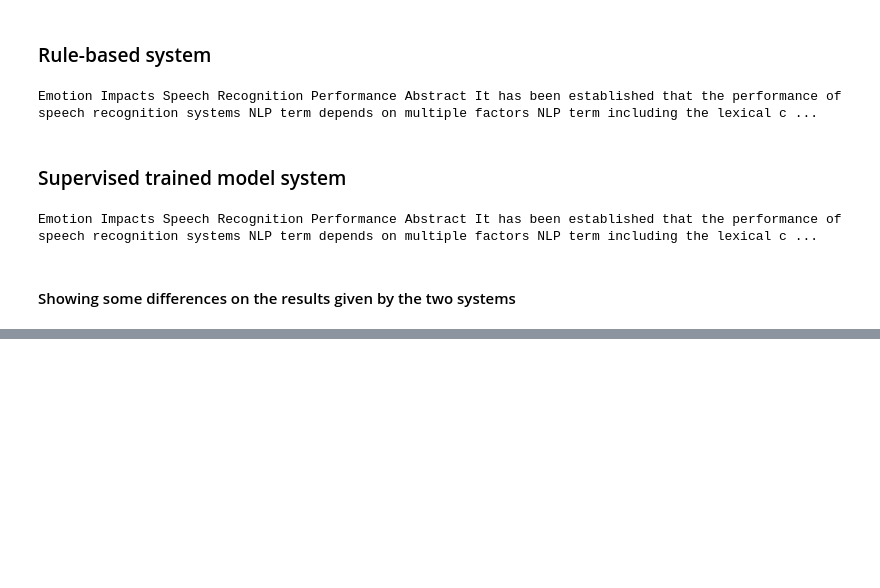
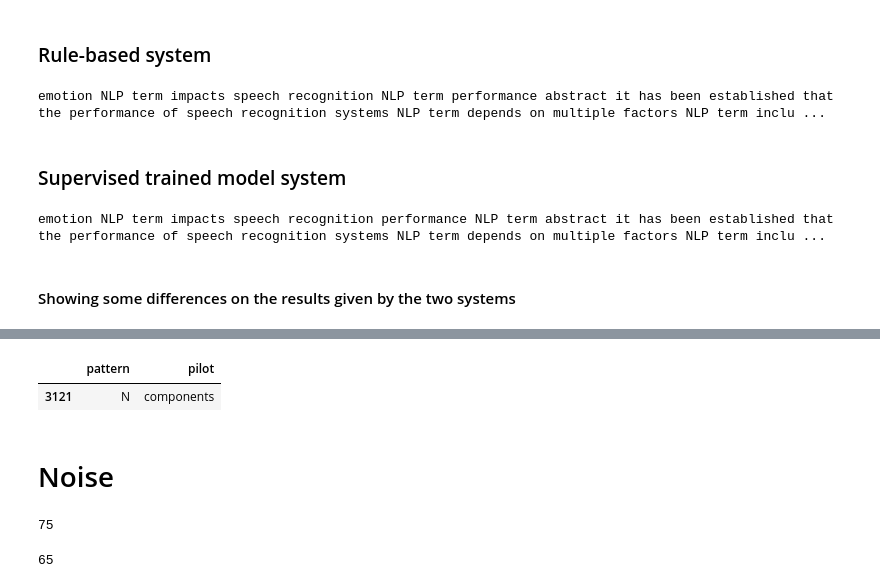
Before and after one commit to MezianeBellahmer/Terms_Extractor, a Jupyter notebook: Term_extractor.ipynb, the cells around one changed output, grey strips where cells are left out. Saved outputs shown, nothing was run; the diff lists cells and outputs as text; code cells hidden in the pictures; blank space fills up the shorter version.

```diff
--- a/Term_extractor.ipynb
+++ b/Term_extractor.ipynb
@@ -263,7 +259,7 @@ test_true
 # %%
 import collections
 
-doc = nlp(articles)
+doc = nlp(articles.lower())
 entities = []
 for ent in doc.ents:
     #print(ent.text, ent.start_char, ent.end_char, ent.label_)
@@ -271,10 +267,8 @@ for ent in doc.ents:
 
 RB_results = collections.Counter(entities)
 #results
-
-displacy.render(doc, style="ent", jupyter = True)
 # %% [output]
-Emotion Impacts Speech Recognition Performance Abstract It has been established that the performance of speech recognition systems NLP term depends on multiple factors NLP term including the lexical c ...
+emotion NLP term impacts speech recognition NLP term performance abstract it has been established that the performance of speech recognition systems NLP term depends on multiple factors NLP term inclu ...
 # %% [markdown]
 ### Supervised trained model system
 # %%
@@ -282,14 +276,19 @@ import spacy
 import os
 
 prdnlp = spacy.load("neural network annotator") #
-doc = prdnlp(articles)
+doc = prdnlp(articles.lower())
+entities = []
 for ent in doc.ents:
+    #print(ent.text, ent.start_char, ent.end_char, ent.label_)
     entities.append(ent.text)
 
 NN_results = collections.Counter(entities)
+#displacy.render(doc, style="ent", jupyter = True)
+NN_results['dialogue']
+
 displacy.render(doc, style="ent", jupyter = True)
 # %% [output]
-Emotion Impacts Speech Recognition Performance Abstract It has been established that the performance of speech recognition systems NLP term depends on multiple factors NLP term including the lexical c ...
+emotion NLP term impacts speech recognition performance NLP term abstract it has been established that the performance of speech recognition systems NLP term depends on multiple factors NLP term inclu ...
 # %% [markdown]
 #### Showing some differences on the results given by the two systems
 # %%
@@ -307,3 +307,25 @@ fig.update_layout(barmode='group')
 fig.show()
 # %% [output]
 [interactive output not drawn]
+# %%
+data[data['pilot'] == "components"]
+# %% [output]
+|  | pattern | pilot |
+| 3121 | N | components |
+# %% [markdown]
+# Noise
+# %%
+# number of terms found by the neural network model and that are not correct terms
+nn_noise = [term in list(test_true.pilot.values) for term in NN_results.keys()]
+nn_noise = len([v for v in nn_noise if v is True])
+nn_noise
+# %% [output]
+75
+# %%
+# number of terms found by the rule based model and that are not correct terms
+
+rb_noise = [term in list(test_true.pilot.values) for term in RB_results.keys()]
+rb_noise = len([v for v in rb_noise if v is True])
+rb_noise
+# %% [output]
+65
```
Also changed, not shown: parts of 4 cells of this notebook, 5 other files.
